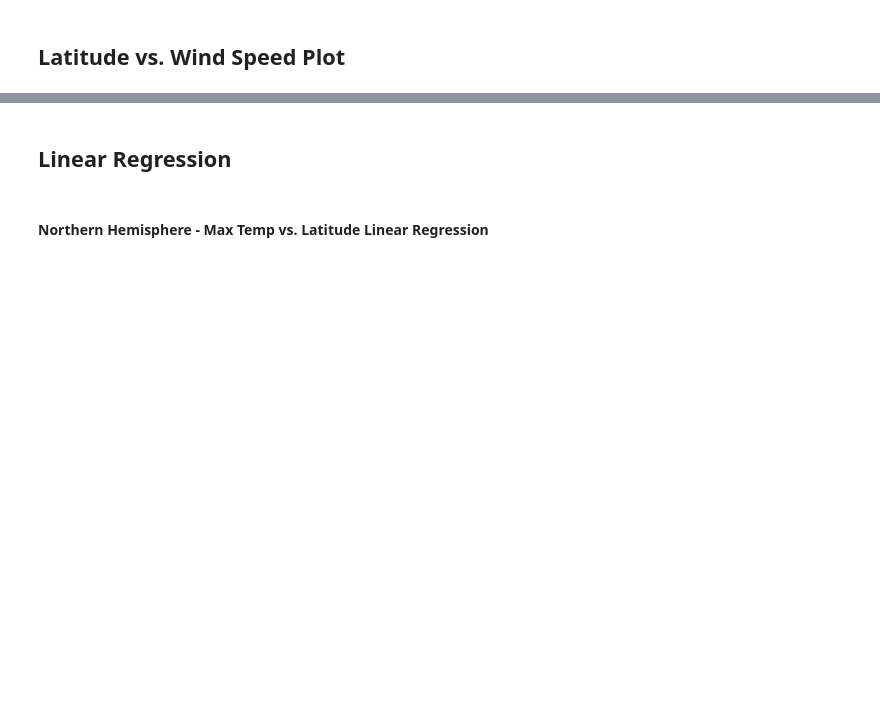
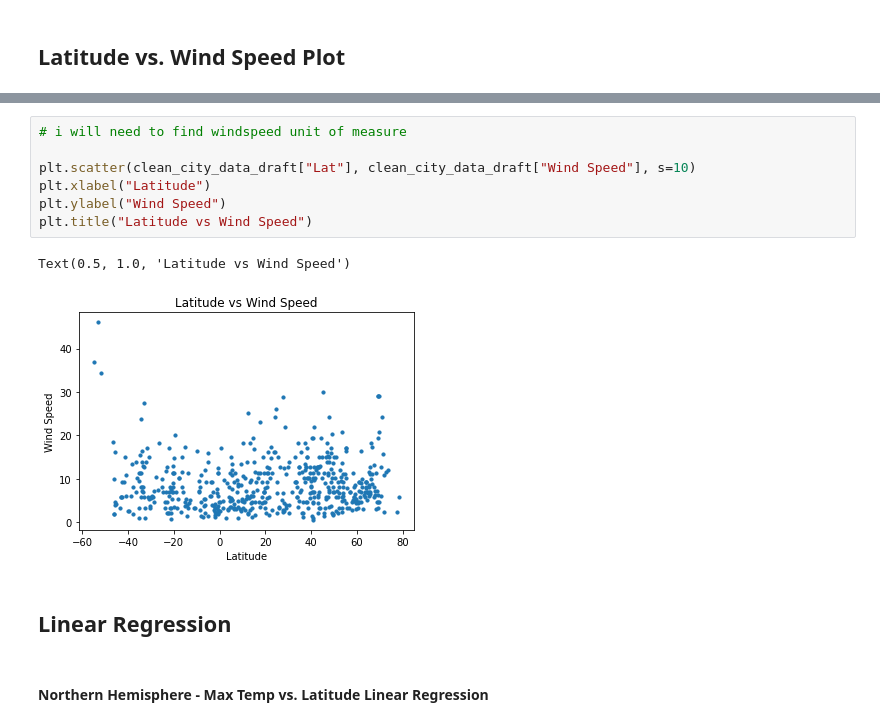
Before and after one commit to Carly-Jane/Python_API_Homework_Carly_Wieland, a Jupyter notebook: starter_code/WeatherPy.ipynb, the cells around one changed output, grey strips where cells are left out. Cells and saved outputs as stored; diff of their text form; blank space fills up the shorter version.

```diff
--- a/starter_code/WeatherPy.ipynb
+++ b/starter_code/WeatherPy.ipynb
@@ -111,3 +197,13 @@ Int64Index([], dtype='int64')
+# %%
+# i will need to find windspeed unit of measure
+
+plt.scatter(clean_city_data_draft["Lat"], clean_city_data_draft["Wind Speed"], s=10)
+plt.xlabel("Latitude")
+plt.ylabel("Wind Speed")
+plt.title("Latitude vs Wind Speed")
+# %% [output]
+Text(0.5, 1.0, 'Latitude vs Wind Speed')
+[figure, added]
 # %% [markdown]
 ## Linear Regression
 # %% [markdown]
```
Also changed, not shown: parts of 31 cells of this notebook, 2 other files.
